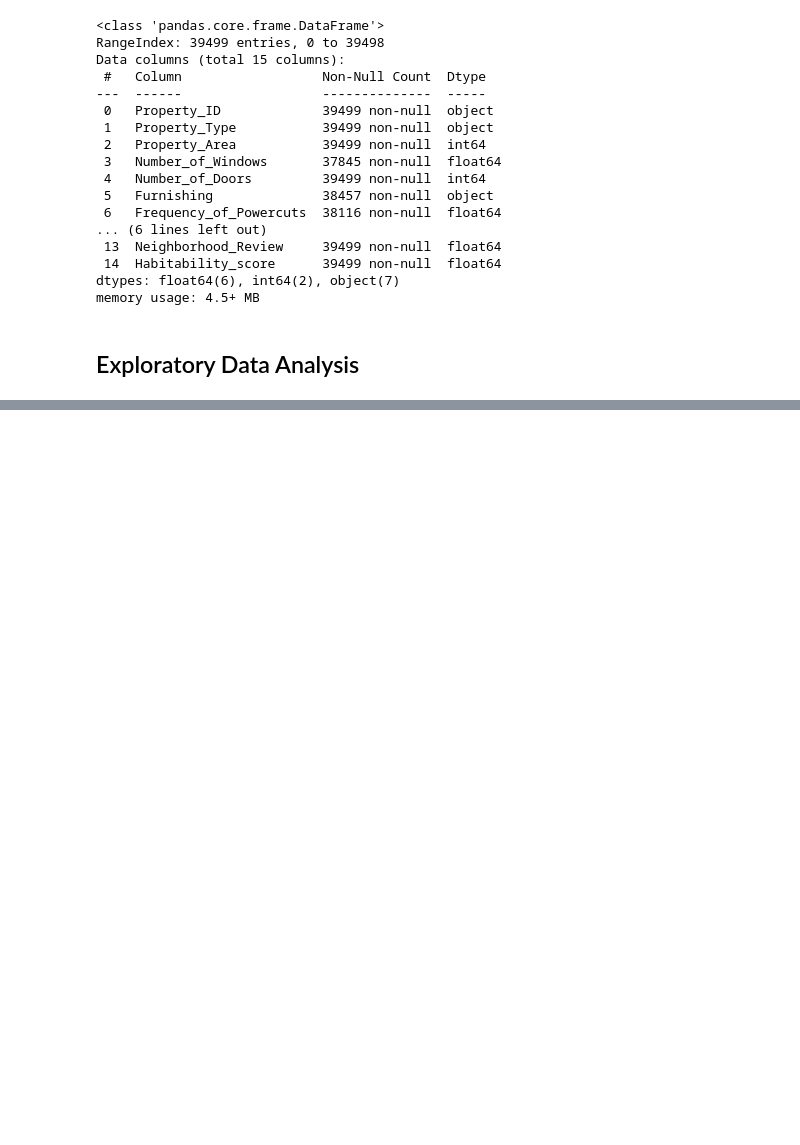
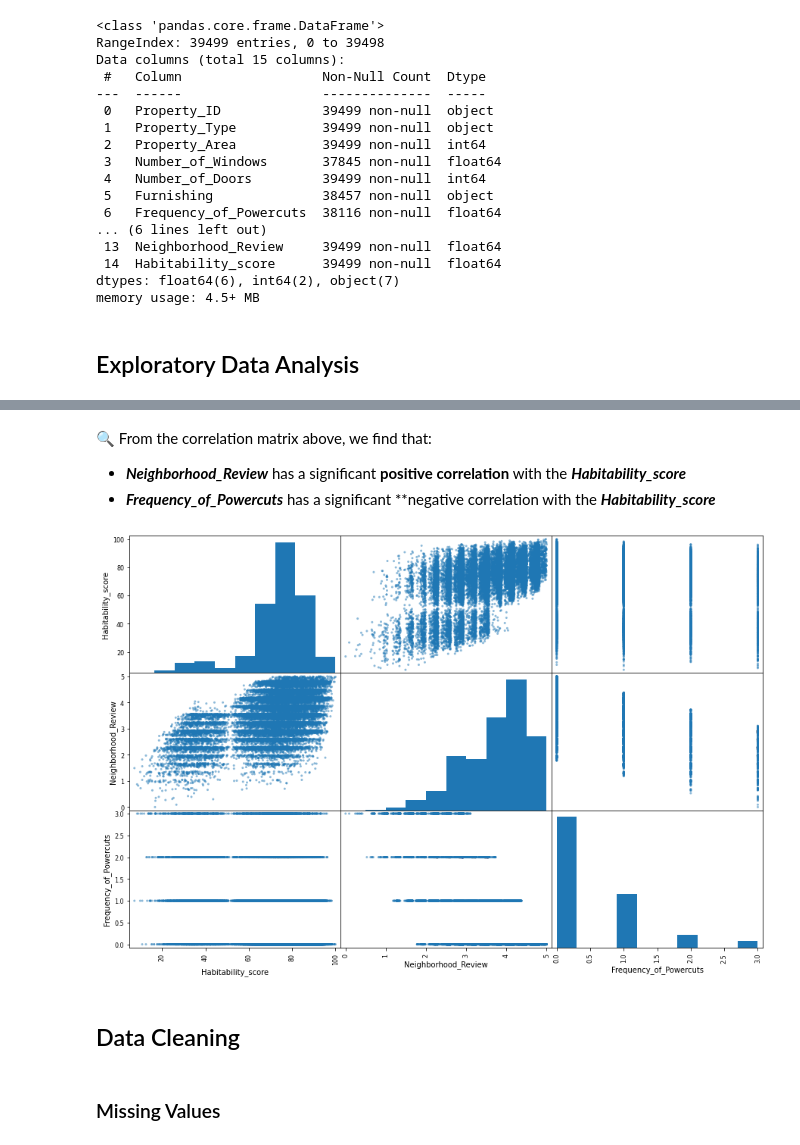
Before and after one commit to poolGolez/tf-playground, a Jupyter notebook: exercises/[regression]_habitability.ipynb, the cells around one changed output, grey strips where cells are left out. Cells and saved outputs as stored; diff of their text form; code cells hidden in the pictures; blank space fills up the shorter version.

```diff
--- a/exercises/[regression]_habitability.ipynb
+++ b/exercises/[regression]_habitability.ipynb
@@ -72,0 +139,13 @@ memory usage: 4.5+ MB
+# %% [markdown]
+🔍 From the correlation matrix above, we find that:
+* ***Neighborhood_Review*** has a significant **positive correlation** with the ***Habitability_score***
+* ***Frequency_of_Powercuts*** has a significant **negative correlation with the ***Habitability_score***
+# %%
+scatter_matrix(numeric_df[['Habitability_score', 'Neighborhood_Review', 'Frequency_of_Powercuts']], figsize=(15, 10))
+plt.show()
+# %% [output]
+[figure, added]
+# %% [markdown]
+## Data Cleaning
+# %% [markdown]
+### Missing Values
```
Also changed, not shown: parts of 32 cells of this notebook.
